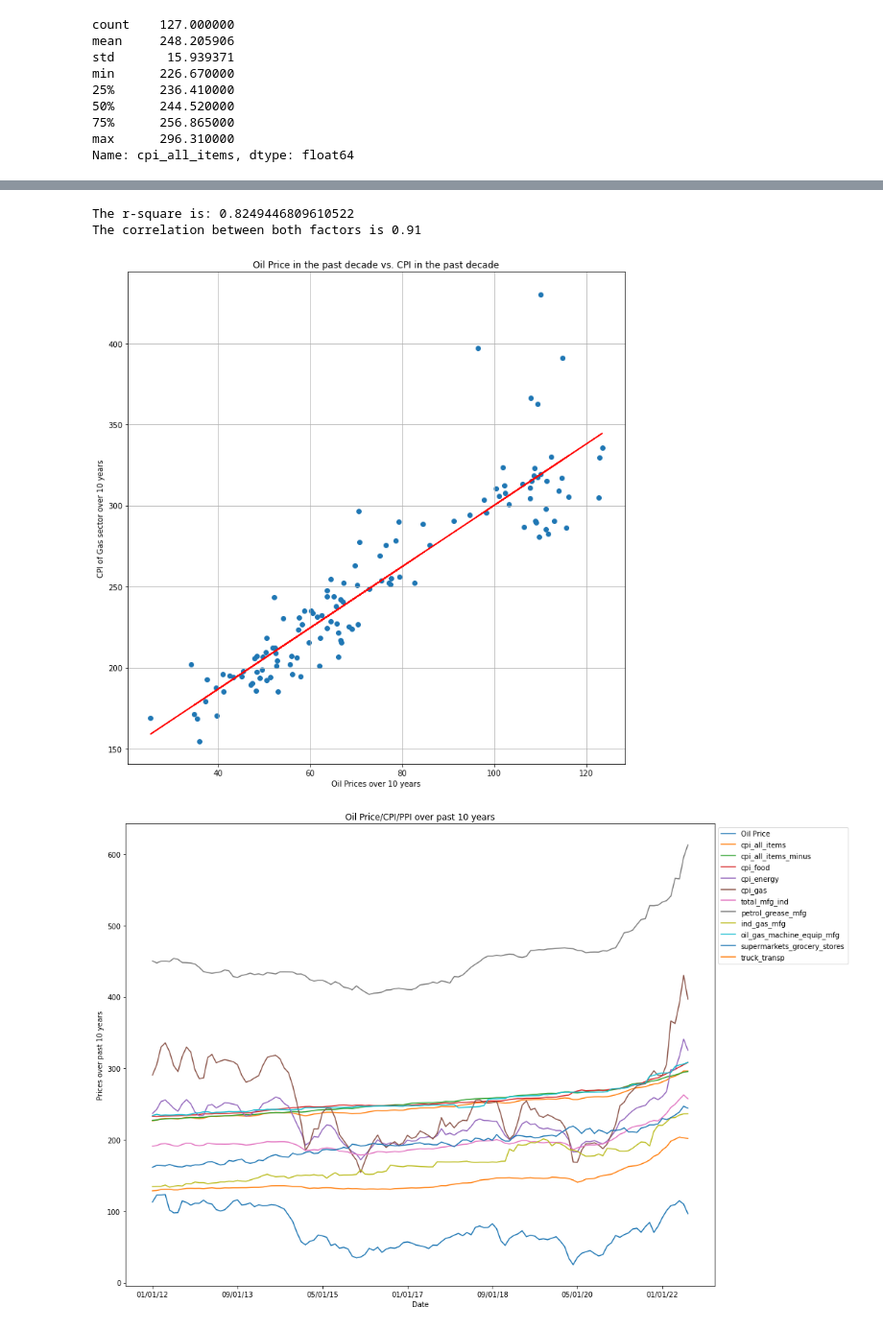
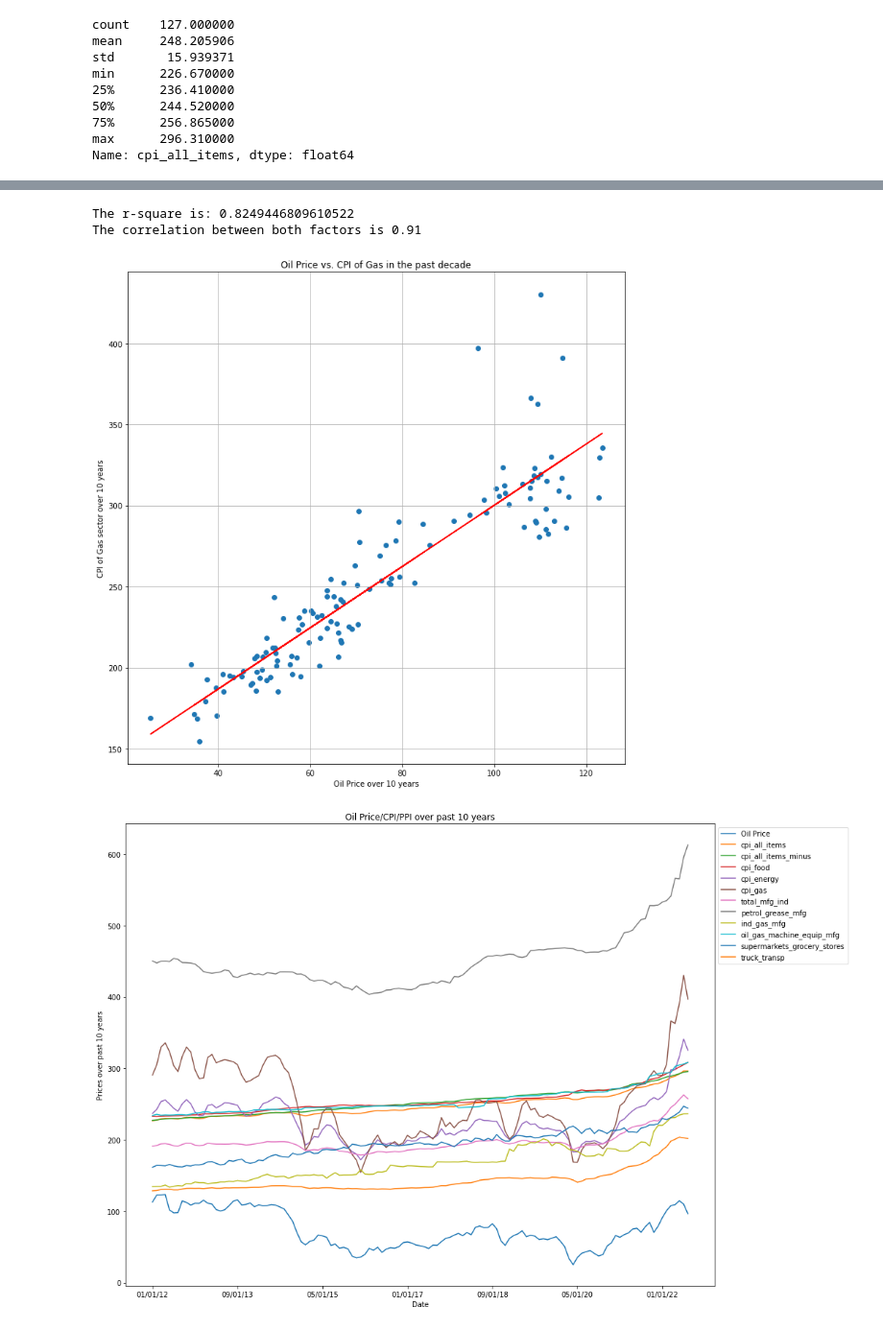
Before and after one commit to Master-Leo/Team-6-Main, a Jupyter notebook: Project 1 Code/statistical_analysis.ipynb, the cells around one changed output, grey strips where cells are left out. Shown at 96% size. Saved outputs shown, nothing was run; the diff lists cells and outputs as text; code cells hidden in the pictures.

```diff
--- a/Project 1 Code/statistical_analysis.ipynb
+++ b/Project 1 Code/statistical_analysis.ipynb
@@ -177,33 +177,33 @@ The correlation between both factors is -0.21
 # %%
 #Scatter graph Oil Prices vs CPI All Items with Linear Reression
 x_values = inflation_df["Oil Price"]
 y_values = inflation_df["cpi_gas"]
 
 (slope, intercept, rvalue, pvalue, stderr) = linregress(x_values,y_values)
 regress_values = x_values * slope + intercept
 line_eq = "y= " + str(round(slope,2)) + "x + " + str(round(intercept,2))
 
 fig1, ax1 = plt.subplots(figsize = (10,10))
 plt.scatter(x_values,y_values)
 plt.plot(x_values, regress_values,"r-")
 
 plt.annotate(line_eq,(20,10),fontsize=15,color="red")
 
-plt.title("Oil Price in the past decade vs. CPI in the past decade")
-plt.xlabel("Oil Prices over 10 years")
+plt.title("Oil Price vs. CPI of Gas in the past decade")
+plt.xlabel("Oil Price over 10 years")
 plt.ylabel("CPI of Gas sector over 10 years")
 plt.grid()
 
 print(f"The r-square is: {rvalue**2}")
 correlation = st.pearsonr(x_values,y_values)
 print(f"The correlation between both factors is {round(correlation[0],2)}")
 
 plt.savefig("../Project 1 Code/Images/oil_gas_scatter.jpg")
 plt.show()
 # %% [output]
 The r-square is: 0.8249446809610522
 The correlation between both factors is 0.91
-[figure, old version]
+[figure, new version]
 # %%
 # Mult-Line Graph for Oil prices, CPI All items, and PPI MFG
 inflation_df.plot(label="Price trend over past 10 years")
```
Also changed, not shown: parts of 5 cells of this notebook, 4 other files.
